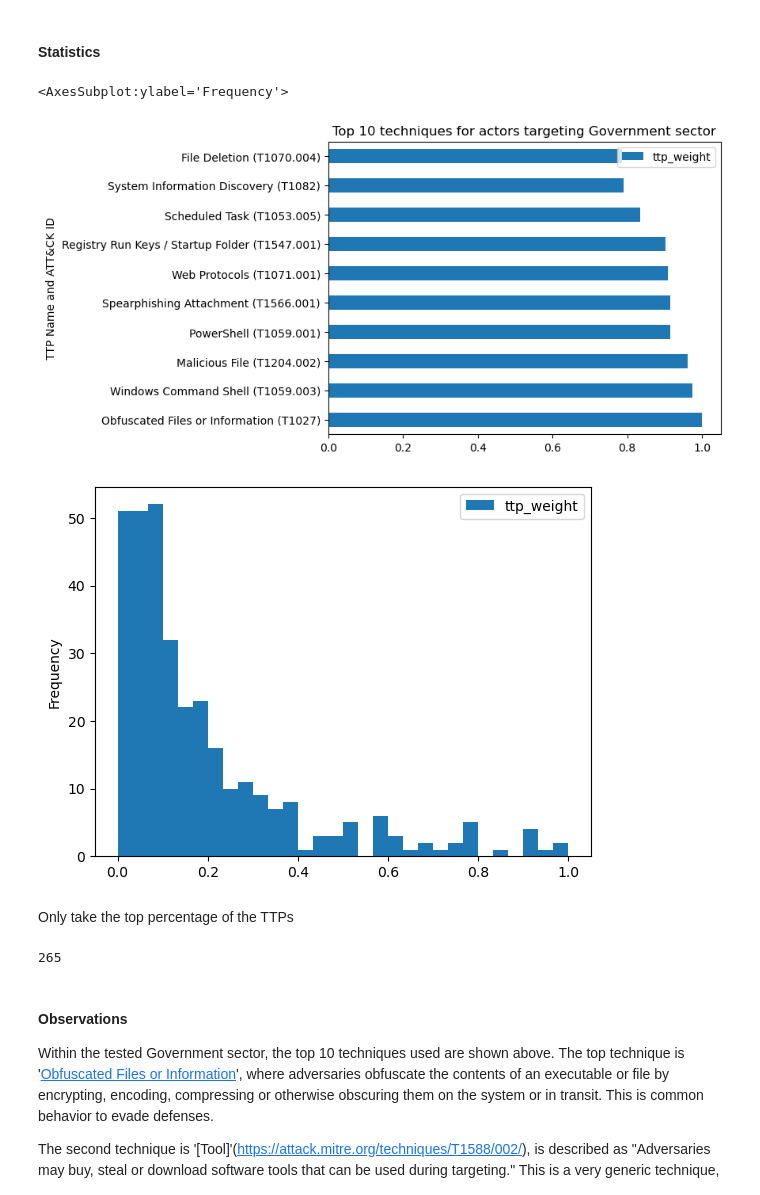
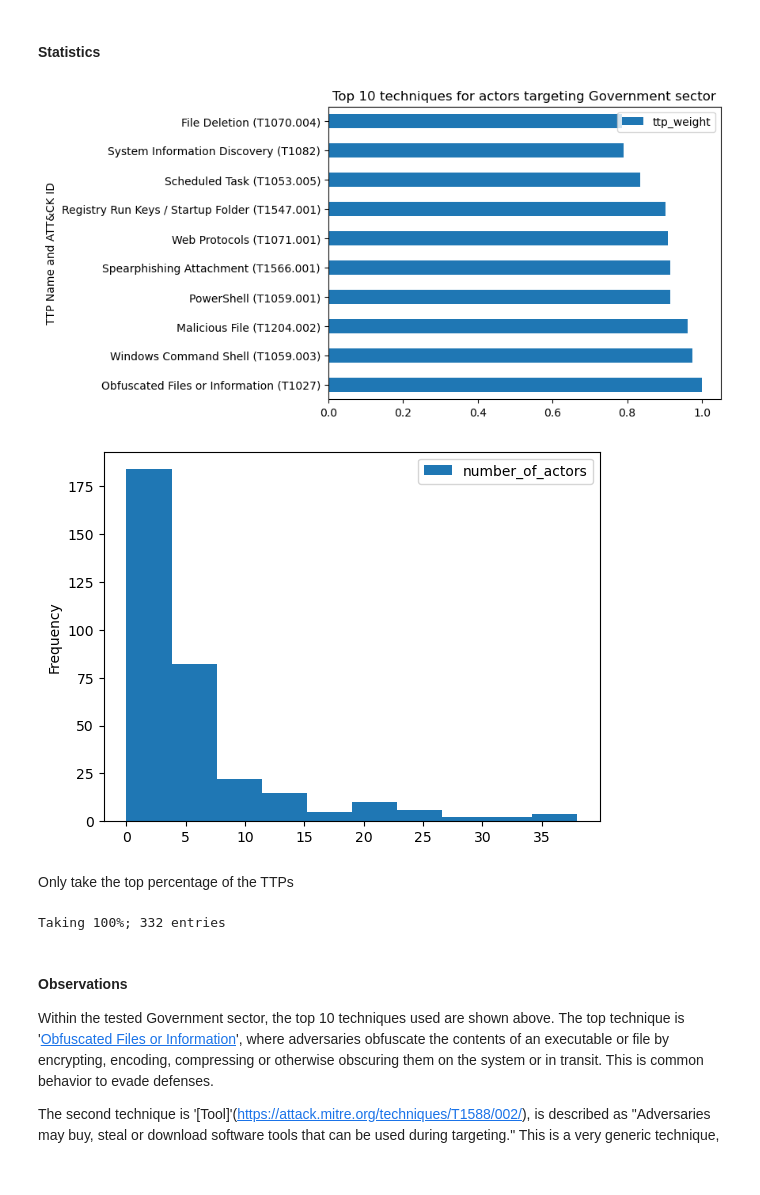
Before and after one commit to AbeWinters/Threat-Profiles-for-Control-Prioritization, a Jupyter notebook: Method 2.ipynb, the cells around one changed output. Drawn from its saved outputs; the diff is of its cells as text; code cells hidden in the pictures.

```diff
--- a/Method 2.ipynb
+++ b/Method 2.ipynb
@@ -137,4 +138,5 @@ Explode the dataframe per TTP. Now a weighting calculation can be done per TTP,
 
 For now: the actor weights are summed per TTP to obtain a ranking per TTP.
 # %%
+actors_ranked['number_of_actors'] = 1
 actors_ttp_exploded = actors_ranked.explode('mitre_attack_ttps')
@@ -201,23 +210,29 @@ ttps_enriched = ttps_enriched.drop(['actor_weight'],axis=1)
 # %%
 ttps_enriched.nlargest(10,columns='ttp_weight').plot.barh(y='ttp_weight',x='technique_name_id',xlabel="TTP Name and ATT&CK ID" ,title="Top 10 techniques for actors targeting {} sector".format(SECTOR))
 
-ttps_enriched.plot.hist(column="ttp_weight",bins=30)
+ttps_enriched.plot.hist(column="number_of_actors",bins=10)
+ttps_enriched = ttps_enriched.drop(['number_of_actors'],axis=1)
 # %% [output]
-<AxesSubplot:ylabel='Frequency'>
 [figure]
-[figure, old version]
+[figure, new version]
 # %% [markdown]
 Only take the top percentage of the TTPs
-# %%
-PERCENTAGE = 0.8
-
-top_percent = int(len(ttps_enriched) * PERCENTAGE)
-
-print(top_percent)
-
-ttps_enriched = ttps_enriched.nlargest(top_percent,columns="ttp_weight")
-# %% [output]
-265
+# %%
+PERCENTAGE = 1
+
+def take_percentage(percentage,df):
+    top_percent = int(len(df) * PERCENTAGE)
+    print("Taking {}%; {} entries".format(percentage*100,top_percent))
+    return df.nlargest(top_percent,columns="ttp_weight")
+
+def take_threshold(threshold, df):
+    return df.loc[df['ttp_weight']>threshold]
+
+
+ttps_enriched = take_percentage(PERCENTAGE,ttps_enriched)
+# ttps_enriched = take_threshold(TTP_THRESHOLD,ttps_enriched)
+# %% [output]
+Taking 100%; 332 entries
 # %% [markdown]
 #### Observations
 Within the tested Government sector, the top 10 techniques used are shown above.
```
Also changed, not shown: parts of 12 cells of this notebook, 1 other file.
